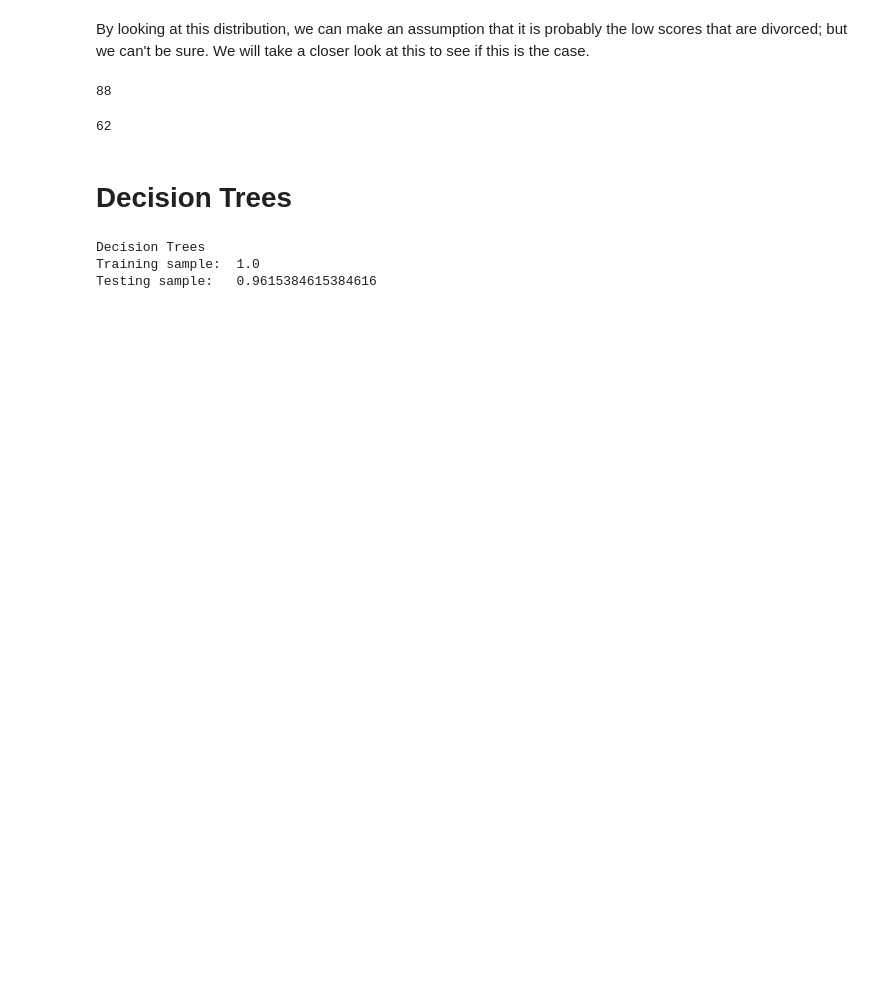
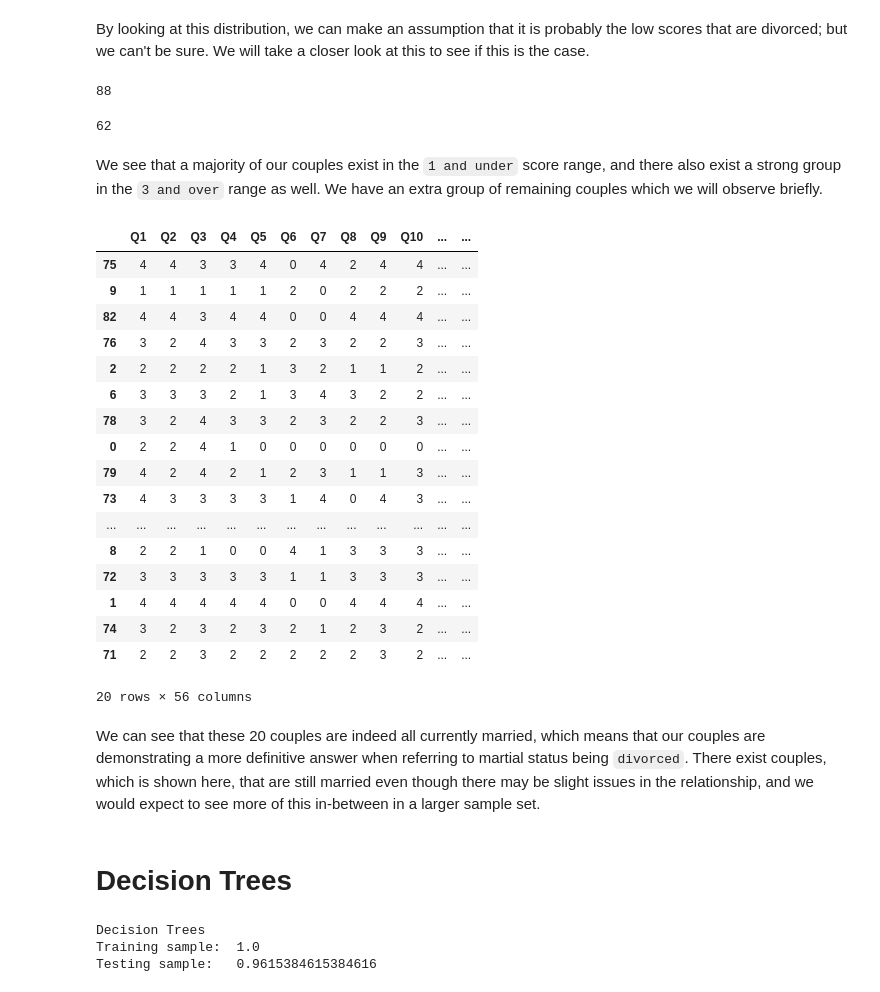
Before and after one commit to ccvale/Divorce-Datatset-Analysis, a Jupyter notebook: divorces.ipynb, the cells around one changed output. Cells and saved outputs as stored; diff of their text form; code cells hidden in the pictures; blank space fills up the shorter version.

```diff
--- a/divorces.ipynb
+++ b/divorces.ipynb
@@ -225,6 +242,31 @@ len(divorces.loc[divorces.avg_score <= 1])
 len(divorces.loc[divorces.avg_score >= 3])
 # %% [output]
 62
+# %% [markdown]
+We see that a majority of our couples exist in the `1 and under` score range, and there also exist a strong group in the `3 and over` range as well. We have an extra group of remaining couples which we will observe briefly.
+# %%
+divorces.loc[divorces.avg_score > 1][divorces.avg_score < 3]
+# %% [output]
+|  | Q1 | Q2 | Q3 | Q4 | Q5 | Q6 | Q7 | Q8 | Q9 | Q10 | ... | ... |
+| 75 | 4 | 4 | 3 | 3 | 4 | 0 | 4 | 2 | 4 | 4 | ... | ... |
+| 9 | 1 | 1 | 1 | 1 | 1 | 2 | 0 | 2 | 2 | 2 | ... | ... |
+| 82 | 4 | 4 | 3 | 4 | 4 | 0 | 0 | 4 | 4 | 4 | ... | ... |
+| 76 | 3 | 2 | 4 | 3 | 3 | 2 | 3 | 2 | 2 | 3 | ... | ... |
+| 2 | 2 | 2 | 2 | 2 | 1 | 3 | 2 | 1 | 1 | 2 | ... | ... |
+| 6 | 3 | 3 | 3 | 2 | 1 | 3 | 4 | 3 | 2 | 2 | ... | ... |
+| 78 | 3 | 2 | 4 | 3 | 3 | 2 | 3 | 2 | 2 | 3 | ... | ... |
+| 0 | 2 | 2 | 4 | 1 | 0 | 0 | 0 | 0 | 0 | 0 | ... | ... |
+| 79 | 4 | 2 | 4 | 2 | 1 | 2 | 3 | 1 | 1 | 3 | ... | ... |
+| 73 | 4 | 3 | 3 | 3 | 3 | 1 | 4 | 0 | 4 | 3 | ... | ... |
+| ... | ... | ... | ... | ... | ... | ... | ... | ... | ... | ... | ... | ... |
+| 8 | 2 | 2 | 1 | 0 | 0 | 4 | 1 | 3 | 3 | 3 | ... | ... |
+| 72 | 3 | 3 | 3 | 3 | 3 | 1 | 1 | 3 | 3 | 3 | ... | ... |
+| 1 | 4 | 4 | 4 | 4 | 4 | 0 | 0 | 4 | 4 | 4 | ... | ... |
+| 74 | 3 | 2 | 3 | 2 | 3 | 2 | 1 | 2 | 3 | 2 | ... | ... |
+| 71 | 2 | 2 | 3 | 2 | 2 | 2 | 2 | 2 | 3 | 2 | ... | ... |
+20 rows × 56 columns
+# %% [markdown]
+We can see that these 20 couples are indeed all currently married, which means that our couples are demonstrating a more definitive answer when referring to martial status being `divorced`. There exist couples, which is shown here, that are still married even though there may be slight issues in the relationship, and we would expect to see more of this in-between in a larger sample set.
 # %% [markdown]
 # Decision Trees
 # %%
```
Also changed, not shown: parts of 26 cells of this notebook.
